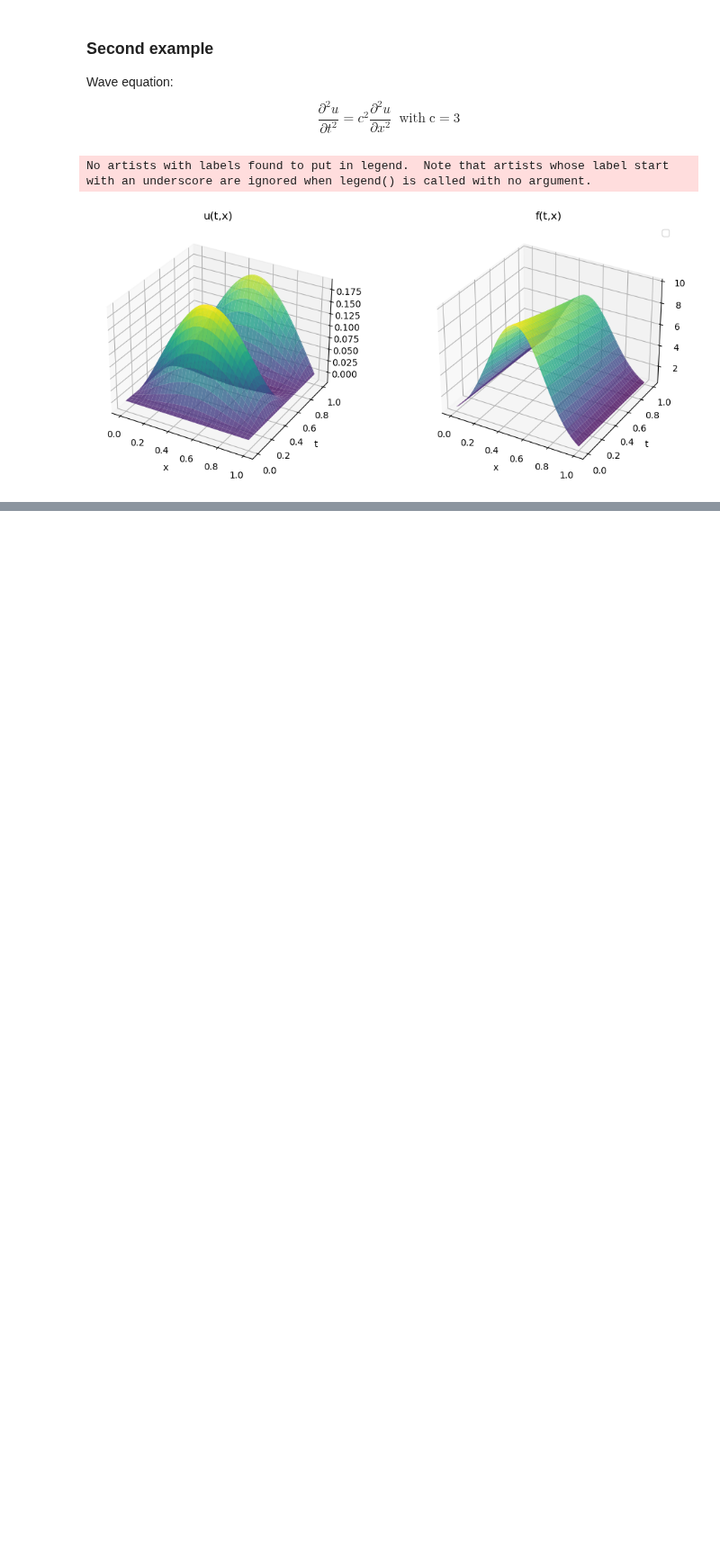
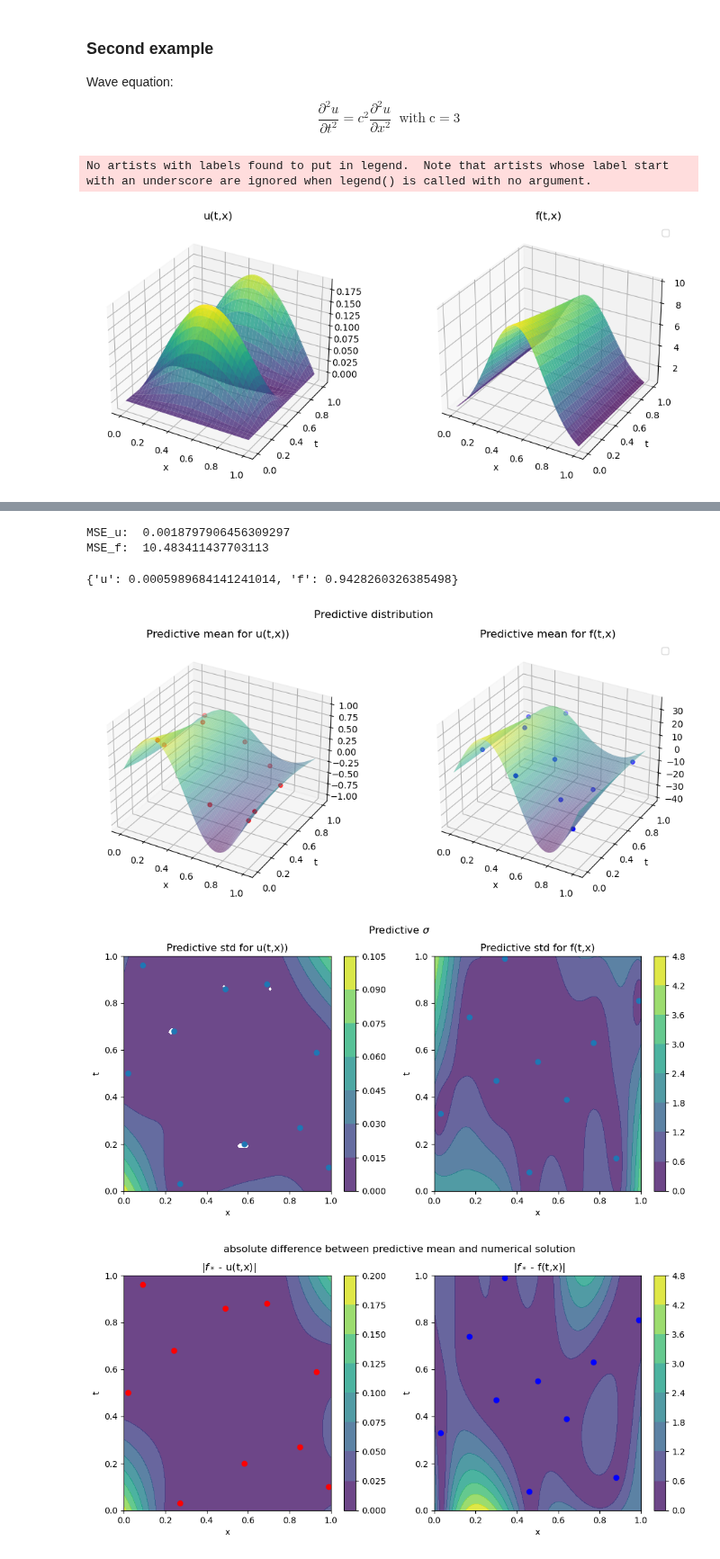
Before and after one commit to TobiLeitgeb/Code_bac, a Jupyter notebook: PI_GP_regressor/demo_notebook.ipynb, the cells around one changed output, grey strips where cells are left out. Shown at 90% size. Saved outputs shown, nothing was run; the diff lists cells and outputs as text; code cells hidden in the pictures; blank space fills up the shorter version.

```diff
--- a/PI_GP_regressor/demo_notebook.ipynb
+++ b/PI_GP_regressor/demo_notebook.ipynb
@@ -286,0 +233,15 @@ Array(11.05504, dtype=float32)
+# %%
+x_star, t_star = np.meshgrid(np.linspace(0,1,100), np.linspace(0,1,100))
+X_star = np.hstack((x_star.reshape(-1,1),t_star.reshape(-1,1)))
+model3.predict_model(X_star)
+
+model3.var_u.shape
+model3.plot_prediction(X_star,"Predictive distribution","plots/wave_eq/prediction_2d.png")
+model3.error()
+model3.plot_variance(X_star,"Predictive $\\sigma$","plots/wave_eq/variance_2d.png")
+model3.plot_difference("absolute difference between predictive mean and numerical solution","plots/wave_eq/difference_2d.png")
+#print(model_2)
+model3.use_GPy(X_star)
+model3.plot_difference_GPy("d",None)
+model3.MSE
+# %% [output]
@@ -286,0 +250,6 @@ Array(11.05504, dtype=float32)
+MSE_u:  0.0018797906456309297
+MSE_f:  10.483411437703113
+{'u': 0.0005989684141241014, 'f': 0.9428260326385498}
+[figure, added]
+[figure, added]
+[figure, added]
```
Also changed, not shown: parts of 15 cells of this notebook, 48 other files.
